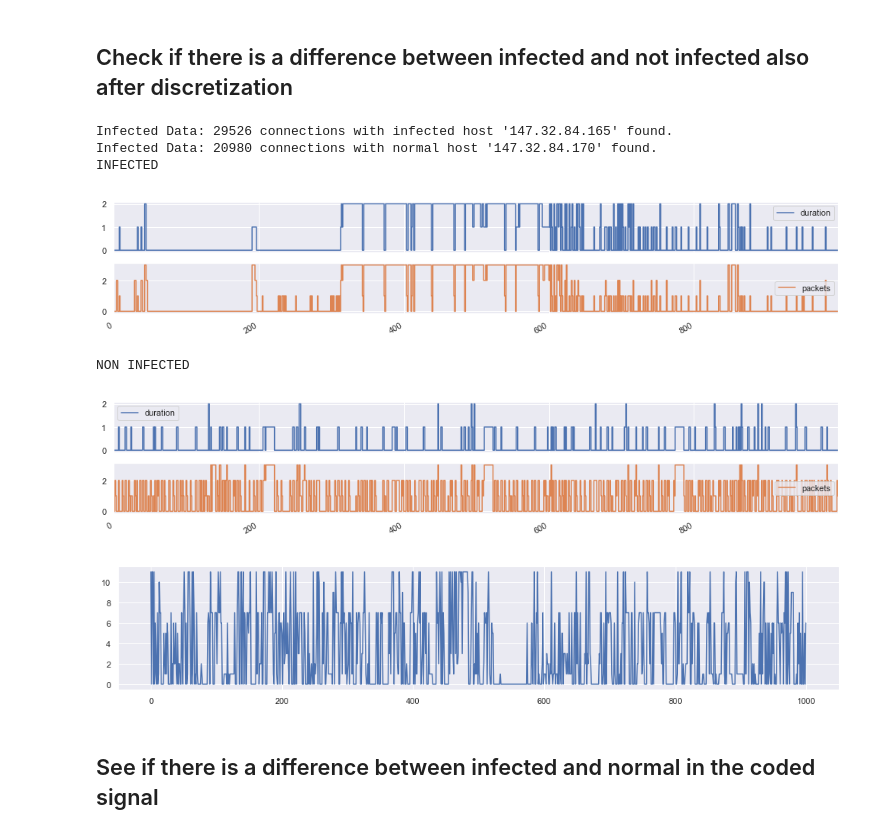
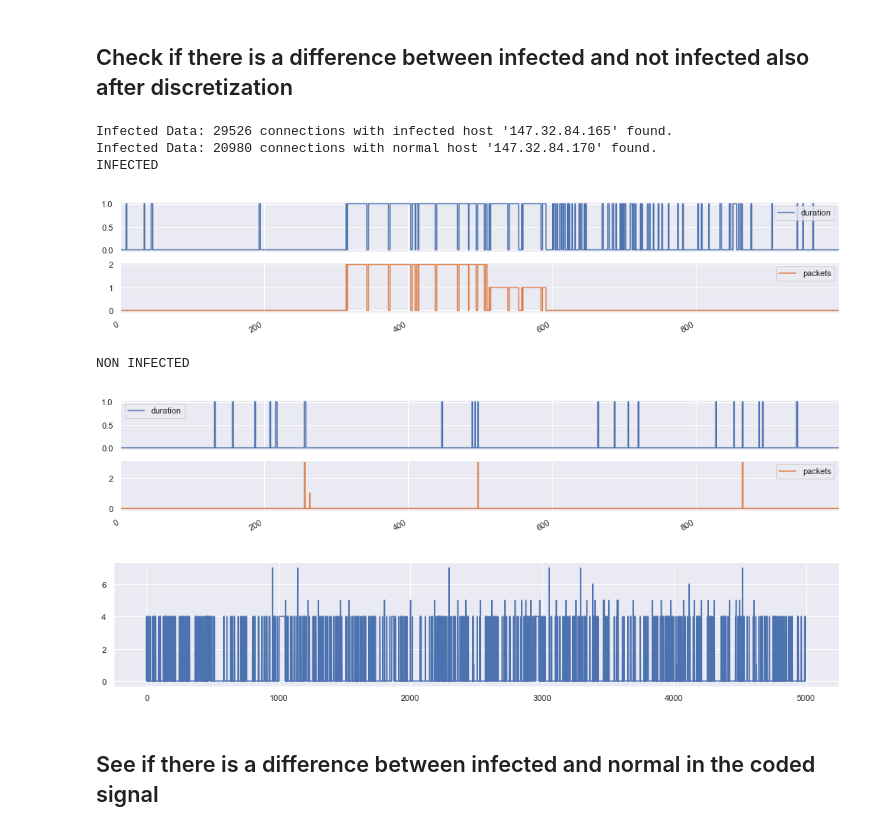
Before and after one commit to benhe119/Cyber-data-analytics_TUDelft, a Jupyter notebook: lab3/notebooks/Flow_data_discretization_task.ipynb, the cells around one changed output. Saved outputs shown, nothing was run; the diff lists cells and outputs as text; code cells hidden in the pictures.

```diff
--- a/lab3/notebooks/Flow_data_discretization_task.ipynb
+++ b/lab3/notebooks/Flow_data_discretization_task.ipynb
@@ -169,12 +204,14 @@ We then manually select the percentiles in order to visually see that the discre
 # %%
+# clust_values = {
+#     'duration': [70, 90], #correct
+#     'packets': [35, 65, 80]
+# }
+
+# values
 clust_values = {
-    'duration': [70, 90], #correct
-    'packets': [35, 65, 80]
+    'duration': [85],
+    'packets': [98.5, 99.2, 99.5]
 }
-# clust_values = {
-#     'duration': 3,
-#     'packets': 7
-# }
 # %%
 def get_indices(percentiles,values):
     breaks = []
@@ -244,42 +281,31 @@ FULL DATA (no background) BEFORE AND AFTER DISCRETIZATION
 # %%
 temp_df = pd.concat([discretized_df, data_df[['src_addr', 'dst_addr']]], axis=1)
 
 infected_host_ip = '147.32.84.165'
 not_infected_host_ip = '147.32.84.170'
 
-temp_inf = temp_df[
-    (temp_df['src_addr'] == infected_host_ip)
-    |
-    (temp_df['dst_addr'] == infected_host_ip)
-]
-temp_inf.reset_index(drop=True, inplace=True)
-
-temp_non_inf = temp_df[
-    (temp_df['src_addr'] == not_infected_host_ip)
-    |
-    (temp_df['dst_addr'] == not_infected_host_ip)
-]
-temp_non_inf.reset_index(drop=True, inplace=True)
+temp_inf = subset_data_by_host(temp_df, infected_host_ip)
+temp_non_inf = subset_data_by_host(temp_df, not_infected_host_ip)
 
 print(f"Infected Data: {temp_inf.shape[0]} connections with infected host '{infected_host_ip}' found.")
 print(f"Infected Data: {temp_non_inf.shape[0]} connections with normal host '{not_infected_host_ip}' found.")
 
 start = 0
 stop = 1000
 
 print("INFECTED")
 temp_inf[['duration', 'packets']].iloc[start:stop].plot(figsize=(17,3*1), subplots=True, drawstyle='steps-post')
 plt.show()
 print("NON INFECTED")
 temp_non_inf[['duration', 'packets']].iloc[start:stop].plot(figsize=(17,3*1), subplots=True, drawstyle='steps-post')
 plt.show()
 # %% [output]
 Infected Data: 29526 connections with infected host '147.32.84.165' found.
 Infected Data: 20980 connections with normal host '147.32.84.170' found.
 INFECTED
-[figure, old version]
+[figure, new version]
 NON INFECTED
-[figure, old version]
+[figure, new version]
 # %%
 from functools import reduce
 def get_code(data_df):
@@ -302,10 +328,10 @@ coded_df = get_code(discretized_df)
 coded_df = pd.DataFrame({'code': coded_df})
 # %%
 plt.figure(figsize=(17, 3))
-plt.plot(coded_df[:1000])
+plt.plot(coded_df[:5000])
 plt.show()
 # %% [output]
-[figure, old version]
+[figure, new version]
 # %% [markdown]
 ## See if there is a difference between infected and normal in the coded signal
 # %%
```
Also changed, not shown: parts of 20 cells of this notebook, 1 other file.
